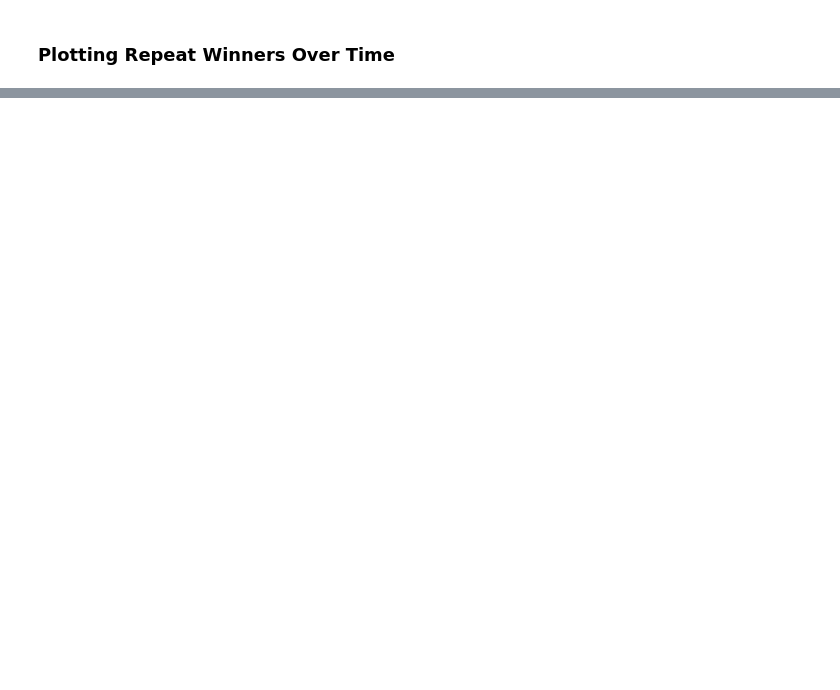
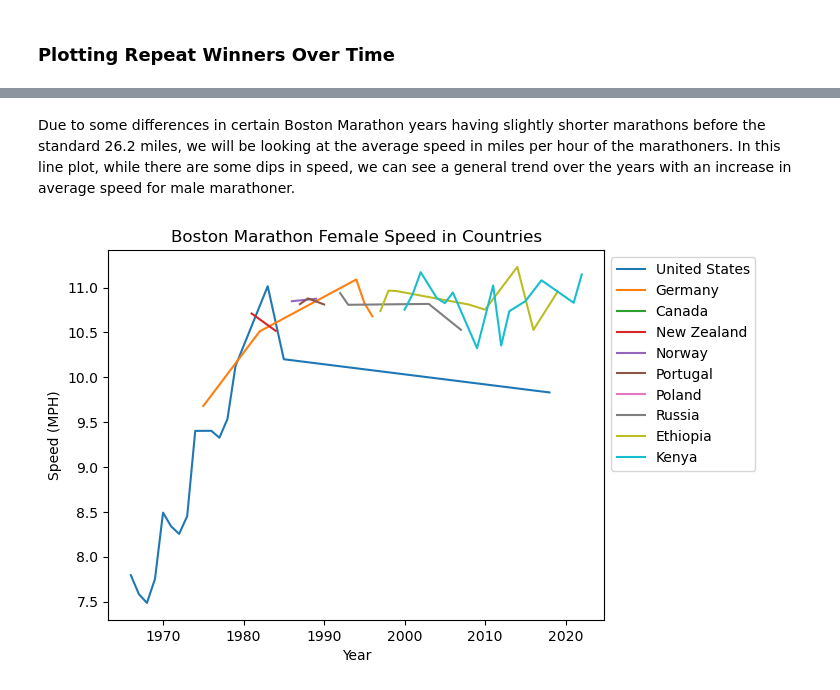
Before and after one commit to jembar-cpp/CS4650-Capstone, a Jupyter notebook: Capstone.ipynb, the cells around one changed output, grey strips where cells are left out. Drawn from its saved outputs; the diff is of its cells as text; code cells hidden in the pictures; blank space fills up the shorter version.

```diff
--- a/Capstone.ipynb
+++ b/Capstone.ipynb
@@ -147,0 +162,12 @@ No handles with labels found to put in legend.
+# %% [markdown]
+Due to some differences in certain Boston Marathon years having slightly shorter marathons before the standard 26.2 miles, we will be looking at the average speed in miles per hour of the marathoners. In this line plot, while there are some dips in speed, we can see a general trend over the years with an increase in average speed for male marathoner.
+# %%
+sns.lineplot(x='Year', y='Speed (MPH)', hue='Country', data=data_f)
+plt.legend(bbox_to_anchor=(1, 1), loc=2)
+plt.title('Boston Marathon Female Speed in Countries')
+plt.xlabel('Year')
+plt.ylabel('Speed (MPH)')
+
+plt.show()
+# %% [output]
+[figure, added]
```
Also changed, not shown: parts of 12 cells of this notebook.
